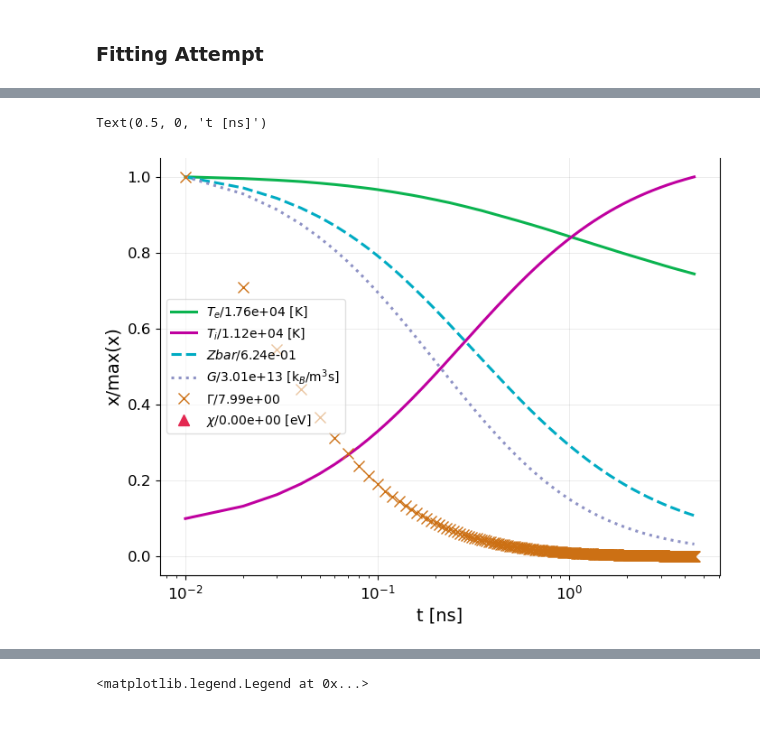
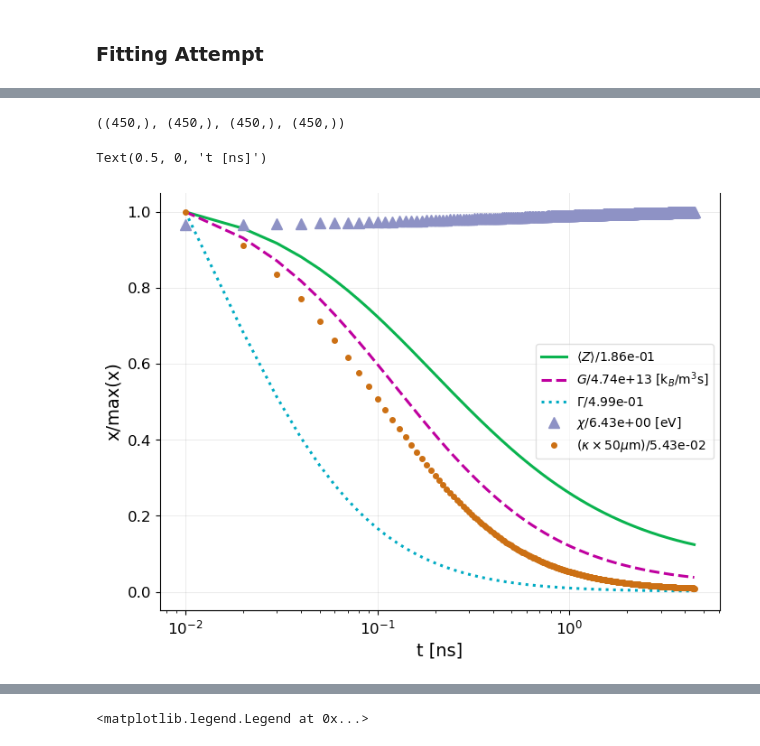
Before and after one commit to MurilloGroupMSU/Two-Temperature-Model, a Jupyter notebook: jupyter/Local_model_solver/Local_Model_ODE.ipynb, the cells around one changed output, grey strips where cells are left out. Drawn from its saved outputs; the diff is of its cells as text; code cells hidden in the pictures.

```diff
--- a/jupyter/Local_model_solver/Local_Model_ODE.ipynb
+++ b/jupyter/Local_model_solver/Local_Model_ODE.ipynb
@@ -240,0 +282,28 @@ def plot_temperatures(plasma, figax=None,title='', x_label=True, y_label=True):
+# %%
+fig, ax = plt.subplots(figsize=(8,6))
+
+t_slice = slice(2,None)
+
+
+Γ_list =  plasma.Zbar_list**2/(plasma.Ti_list*K_to_AU * r_i)
+κL_av_list = 50*1e-6*SMT.effective_photon_absorption_coefficient( m_i, n_i, n_i*plasma.Zbar_list[t_slice], Ti_init, plasma.Te_list[t_slice])
+
+_, χ_tmp_func = make_ionization_function(Z, n_i, χ_rescale = 1, Zbar_rescale = 1)
+χ_list = χ_tmp_func(plasma.Te_list)*J_to_eV
+
+param_list = [  plasma.Zbar_list[t_slice], plasma.G_list[t_slice],
+              Γ_list[t_slice], χ_list[t_slice], κL_av_list ]
+name_list = [r'$\langle Z \rangle $', r'$G$', r'$\Gamma$',r'$\chi$', r'$(\kappa \times 50 \mu$m)']
+unit_list = ['','[k$_B$/m$^{3}$s]','','[eV]','']
+linestyles= ['-','--',':', '^', '.']
+
+for param, name, unit, line in zip( param_list, name_list, unit_list, linestyles):
+    var_max = np.max(param)
+    ax.plot(plasma.t_saved_list[t_slice]*1e9, param/var_max,line, label=name + '/{0:0.2e} {1}'.format( var_max, unit))
+
+
+ax.legend(fontsize=10)
+# ax.set_yscale('log')
+ax.set_xscale('log')
+ax.set_ylabel("x/max(x)")
+ax.set_xlabel("t [ns]")
@@ -275,7 +347,7 @@ def func_to_min_to_model_data(rescale_array):
     sim_Te_at_data_points = interp1d( plasma.t_saved_list*1e9, plasma.Te_list/1e3 )(Element_data['t[ns]'])
     return np.linalg.norm(sim_Te_at_data_points - Element_data['T[kK]'])
 
-sol = minimize(func_to_min_to_model_data, (1, 0.1, 3), bounds=( (1,1),  (0,1),  (0,20) )   )
+sol = minimize(func_to_min_to_model_data, (6, 0.1, 4), bounds=( (5,10),  (0,0.5),  (2,10) )   )
 rescale_optimal_array = sol.x
 sol
 # %% [output]
@@ -307,33 +379,37 @@ Text(0.15, 0.95, 'Optimal (G, $\\chi$, $\\langle Z \\rangle$) $\\times$ (1.0, 0.
+# %%
+Γ_list.shape,χ_list.shape, plasma_optimized.Zbar_list.shape, plasma_optimized.G_list.shape
+# %% [output]
+((450,), (450,), (450,), (450,))
 # %%
 fig, ax = plt.subplots(figsize=(8,6))
 
 t_slice = slice(2,None)
 
-
 Γ_list =  plasma_optimized.Zbar_list**2/(plasma_optimized.Ti_list*K_to_AU * r_i)
+κL_av_list = 50*1e-6*SMT.effective_photon_absorption_coefficient( m_i, n_i, n_i*plasma_optimized.Zbar_list, Ti_init, plasma_optimized.Te_list)
 
 _, χ_tmp_func = make_ionization_function(Z, n_i, χ_rescale = rescale_optimal_array[1], Zbar_rescale = rescale_optimal_array[2])
 χ_list = χ_tmp_func(plasma_optimized.Te_list)*J_to_eV
 
-param_list = [plasma_optimized.Te_list[t_slice],  plasma_optimized.Ti_list[t_slice],  plasma_optimized.Zbar_list[t_slice], plasma_optimized.G_list[t_slice],
-              Γ_list[t_slice], χ_list[t_slice] ]
-name_list = ['T_e', 'T_i', 'Zbar', 'G', '\Gamma','\chi']
-unit_list = ['[K]','[K]','','[k$_B$/m$^{3}$s]','','[eV]']
-linestyles= ['-','-','--',':','x', '^']
+param_list = [  plasma_optimized.Zbar_list[t_slice], plasma_optimized.G_list[t_slice],
+              Γ_list[t_slice], χ_list[t_slice], κL_av_list[t_slice] ]
+name_list = [r'$\langle Z \rangle $', r'$G$', r'$\Gamma$',r'$\chi$', r'$(\kappa \times 50 \mu$m)']
+unit_list = ['','[k$_B$/m$^{3}$s]','','[eV]','']
+linestyles= ['-','--',':', '^', '.']
 
 for param, name, unit, line in zip( param_list, name_list, unit_list, linestyles):
     var_max = np.max(param)
-    ax.plot(plasma_optimized.t_saved_list[t_slice]*1e9, param/var_max,line, label=r'${0}/${1:0.2e} {2}'.format(name, var_max, unit))
+    ax.plot(plasma_optimized.t_saved_list[t_slice]*1e9, param/var_max,line, label=name + '/{0:0.2e} {1}'.format( var_max, unit))
 
 
 ax.legend(fontsize=10)
 # ax.set_yscale('log')
 ax.set_xscale('log')
 ax.set_ylabel("x/max(x)")
 ax.set_xlabel("t [ns]")
 # %% [output]
 Text(0.5, 0, 't [ns]')
-[figure, old version]
+[figure, new version]
 # %%
 
 rescalers = 1,0,1 # G, χ, Zbar
```
Also changed, not shown: parts of 10 cells of this notebook, 4 other files.
